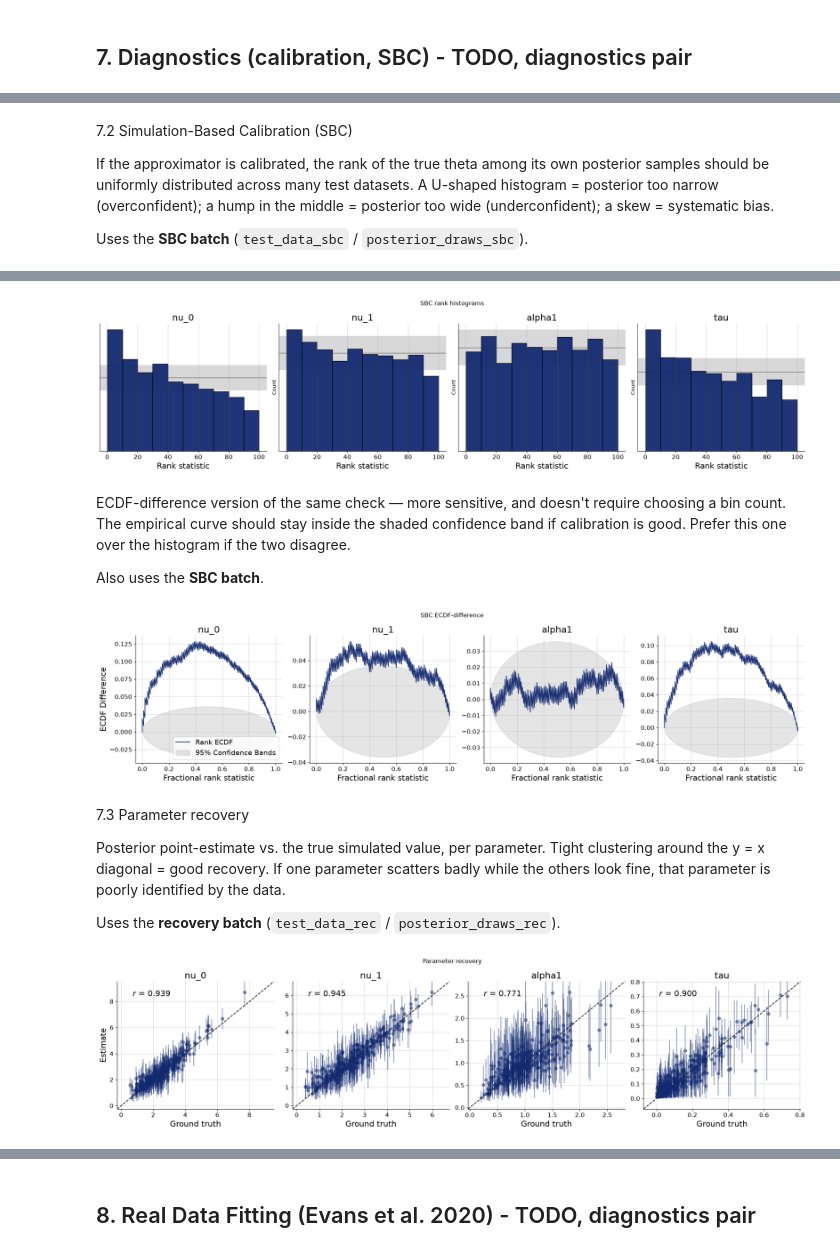
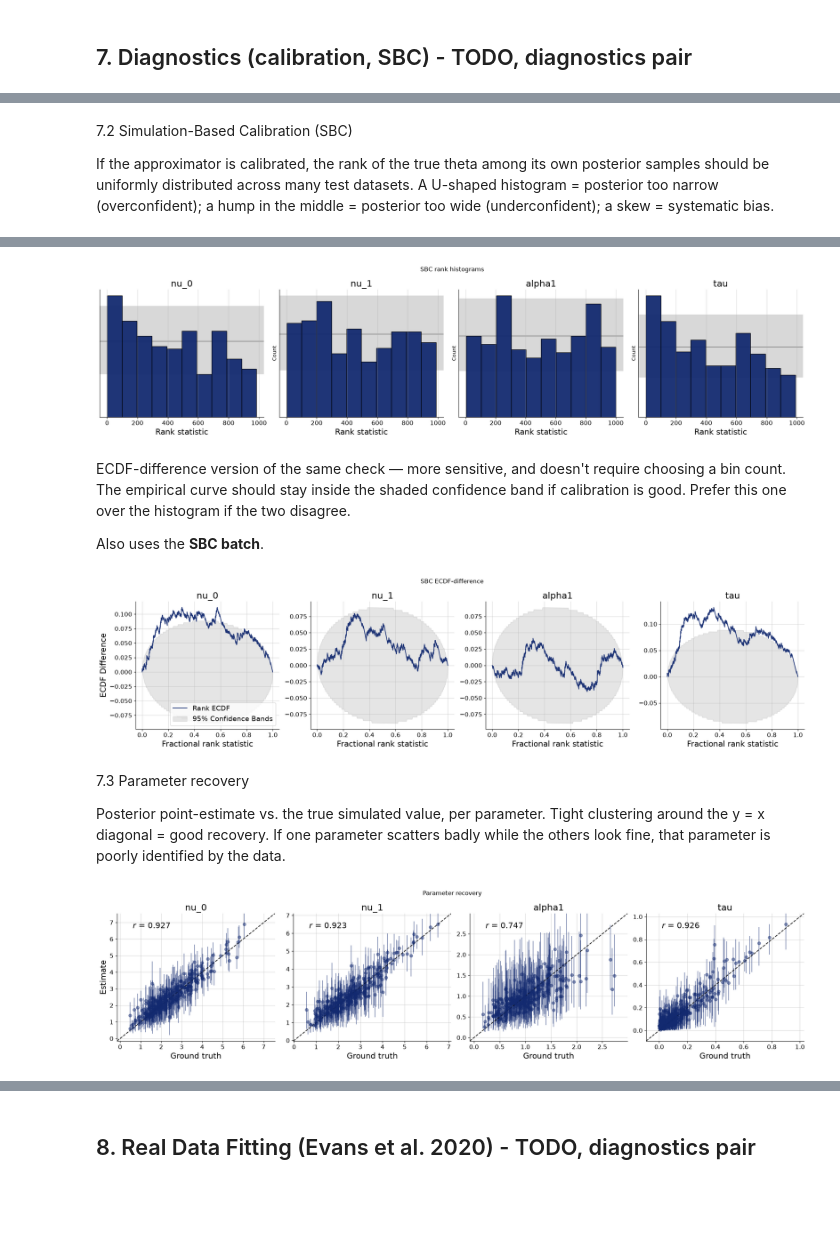
Before and after one commit to avi-0106/double-response-sbi_group17, a Jupyter notebook: notebooks/final/full_project.ipynb, the cells around one changed output, grey strips where cells are left out. Cells and saved outputs as stored; diff of their text form; code cells hidden in the pictures; blank space fills up the shorter version.

```diff
--- a/notebooks/final/full_project.ipynb
+++ b/notebooks/final/full_project.ipynb
@@ -191,26 +187,24 @@ Two separate batches, sized for their different jobs:
 # %%
-# --- SBC batch: many datasets, few draws each ---
-N_TEST_SBC = 2000
-N_POST_SBC = 100  # ratio = 2000/100 = 20, meets the reliability threshold
-test_data_sbc = simulator.sample(N_TEST_SBC)
-posterior_draws_sbc = approximator.sample(conditions=test_data_sbc, num_samples=N_POST_SBC)
+N_TEST = 300
+N_POST = 1000
 
-# --- Recovery / z-score-contraction batch: fewer datasets, more draws each ---
-N_TEST_REC = 300
-N_POST_REC = 500
-test_data_rec = simulator.sample(N_TEST_REC)
-posterior_draws_rec = approximator.sample(conditions=test_data_rec, num_samples=N_POST_REC)
+test_sims_v2 = simulator.sample(N_TEST)
+
+# ─── B) Draw posteriors on that test data ───────────────────────────────
+posterior_sims_v2 = approximator.sample(
+    num_samples = N_POST,
+    conditions  = test_sims_v2
+)
 # %% [markdown]
 7.2 Simulation-Based Calibration (SBC)
 
 If the approximator is calibrated, the rank of the true theta among its own posterior samples should be uniformly distributed across many test datasets. A U-shaped histogram = posterior too narrow (overconfident); a hump in the middle = posterior too wide (underconfident); a skew = systematic bias.
-
-Uses the **SBC batch** (`test_data_sbc` / `posterior_draws_sbc`).
 # %%
 import matplotlib.pyplot as plt
+
 f_sbc_hist = bf.diagnostics.plots.calibration_histogram(
-    estimates=posterior_draws_sbc,
-    targets=test_data_sbc,
+    estimates=posterior_sims_v2,
+    targets=test_sims_v2,
     variable_keys=["nu", "alpha1", "tau"],
 )
 f_sbc_hist.suptitle("SBC rank histograms")
@@ -220,12 +215,12 @@ plt.show()
-[figure, old version]
+[figure, new version]
 # %% [markdown]
 ECDF-difference version of the same check — more sensitive, and doesn't require choosing a bin count. The empirical curve should stay inside the shaded confidence band if calibration is good. Prefer this one over the histogram if the two disagree.
 
 Also uses the **SBC batch**.
 # %%
 f_sbc_ecdf = bf.diagnostics.plots.calibration_ecdf(
-    estimates=posterior_draws_sbc,
-    targets=test_data_sbc,
+    estimates=posterior_sims_v2,
+    targets=test_sims_v2,
     variable_keys=["nu", "alpha1", "tau"],
     difference=True,
 )
@@ -233,24 +228,22 @@ f_sbc_ecdf.suptitle("SBC ECDF-difference")
 f_sbc_ecdf.tight_layout()
 plt.show()
 # %% [output]
-[figure, old version]
+[figure, new version]
 # %% [markdown]
 7.3 Parameter recovery
 
 Posterior point-estimate vs. the true simulated value, per parameter. Tight clustering around the y = x diagonal = good recovery. If one parameter scatters badly while the others look fine, that parameter is poorly identified by the data.
-
-Uses the **recovery batch** (`test_data_rec` / `posterior_draws_rec`).
 # %%
 f_recovery = bf.diagnostics.plots.recovery(
-    estimates=posterior_draws_rec,
-    targets=test_data_rec,
+    estimates=posterior_sims_v2,
+    targets=test_sims_v2,
     variable_keys=["nu", "alpha1", "tau"],
 )
 f_recovery.suptitle("Parameter recovery")
 f_recovery.tight_layout()
 plt.show()
 # %% [output]
-[figure, old version]
+[figure, new version]
 # %% [markdown]
 7.4 Posterior z-score vs. contraction
 
```
Also changed, not shown: parts of 6 cells of this notebook.
